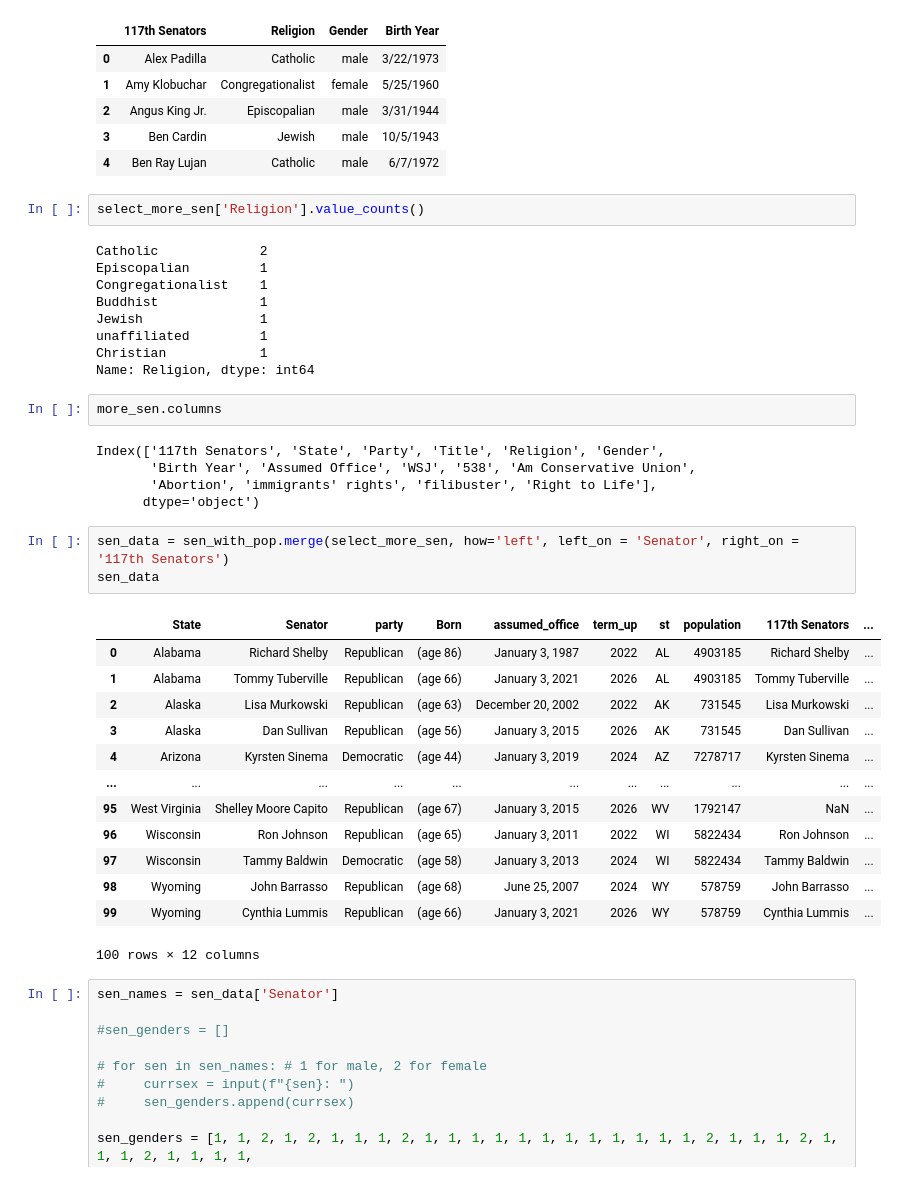
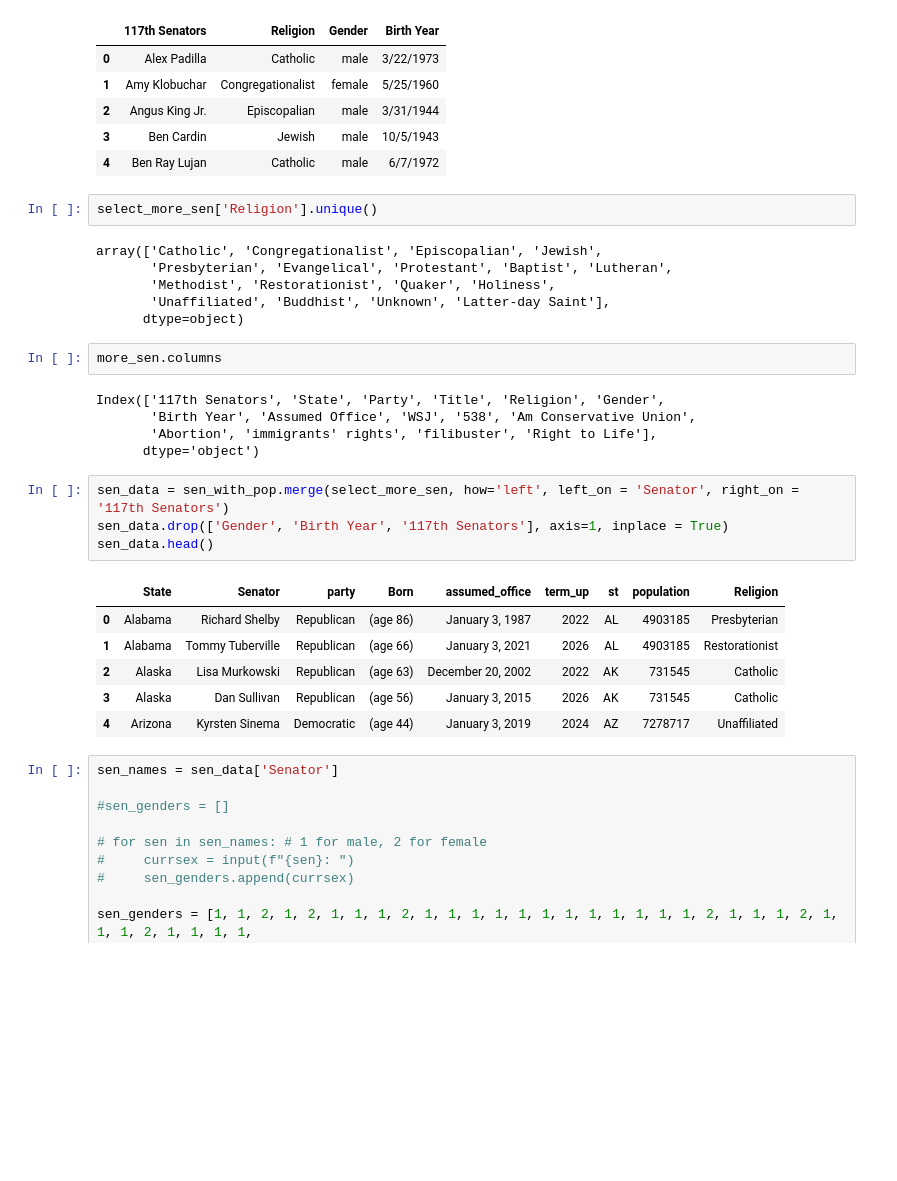
Before and after one commit to isabelle-sanford/senate-analysis, a Jupyter notebook: Resources/CleanPopulationData.ipynb, the cells around one changed output. Cells and saved outputs as stored; diff of their text form; blank space fills up the shorter version.

Commit message:
pull religion through flask, start on religion plot

```diff
--- a/Resources/CleanPopulationData.ipynb
+++ b/Resources/CleanPopulationData.ipynb
@@ -122,16 +122,13 @@ select_more_sen.head()
 | 3 | Ben Cardin | Jewish | male | 10/5/1943 |
 | 4 | Ben Ray Lujan | Catholic | male | 6/7/1972 |
 # %%
-select_more_sen['Religion'].value_counts()
+select_more_sen['Religion'].unique()
 # %% [output]
-Catholic             2
-Episcopalian         1
-Congregationalist    1
-Buddhist             1
-Jewish               1
-unaffiliated         1
-Christian            1
-Name: Religion, dtype: int64
+array(['Catholic', 'Congregationalist', 'Episcopalian', 'Jewish',
+       'Presbyterian', 'Evangelical', 'Protestant', 'Baptist', 'Lutheran',
+       'Methodist', 'Restorationist', 'Quaker', 'Holiness',
+       'Unaffiliated', 'Buddhist', 'Unknown', 'Latter-day Saint'],
+      dtype=object)
 # %%
 more_sen.columns
 # %% [output]
@@ -141,21 +138,15 @@ Index(['117th Senators', 'State', 'Party', 'Title', 'Religion', 'Gender',
       dtype='object')
 # %%
 sen_data = sen_with_pop.merge(select_more_sen, how='left', left_on = 'Senator', right_on = '117th Senators')
-sen_data
+sen_data.drop(['Gender', 'Birth Year', '117th Senators'], axis=1, inplace = True)
+sen_data.head()
 # %% [output]
-|  | State | Senator | party | Born | assumed_office | term_up | st | population | 117th Senators | ... |
-| 0 | Alabama | Richard Shelby | Republican | (age 86) | January 3, 1987 | 2022 | AL | 4903185 | Richard Shelby | ... |
-| 1 | Alabama | Tommy Tuberville | Republican | (age 66) | January 3, 2021 | 2026 | AL | 4903185 | Tommy Tuberville | ... |
-| 2 | Alaska | Lisa Murkowski | Republican | (age 63) | December 20, 2002 | 2022 | AK | 731545 | Lisa Murkowski | ... |
-| 3 | Alaska | Dan Sullivan | Republican | (age 56) | January 3, 2015 | 2026 | AK | 731545 | Dan Sullivan | ... |
-| 4 | Arizona | Kyrsten Sinema | Democratic | (age 44) | January 3, 2019 | 2024 | AZ | 7278717 | Kyrsten Sinema | ... |
-| ... | ... | ... | ... | ... | ... | ... | ... | ... | ... | ... |
-| 95 | West Virginia | Shelley Moore Capito | Republican | (age 67) | January 3, 2015 | 2026 | WV | 1792147 | NaN | ... |
-| 96 | Wisconsin | Ron Johnson | Republican | (age 65) | January 3, 2011 | 2022 | WI | 5822434 | Ron Johnson | ... |
-| 97 | Wisconsin | Tammy Baldwin | Democratic | (age 58) | January 3, 2013 | 2024 | WI | 5822434 | Tammy Baldwin | ... |
-| 98 | Wyoming | John Barrasso | Republican | (age 68) | June 25, 2007 | 2024 | WY | 578759 | John Barrasso | ... |
-| 99 | Wyoming | Cynthia Lummis | Republican | (age 66) | January 3, 2021 | 2026 | WY | 578759 | Cynthia Lummis | ... |
+|  | State | Senator | party | Born | assumed_office | term_up | st | population | Religion |
+| 0 | Alabama | Richard Shelby | Republican | (age 86) | January 3, 1987 | 2022 | AL | 4903185 | Presbyterian |
+| 1 | Alabama | Tommy Tuberville | Republican | (age 66) | January 3, 2021 | 2026 | AL | 4903185 | Restorationist |
+| 2 | Alaska | Lisa Murkowski | Republican | (age 63) | December 20, 2002 | 2022 | AK | 731545 | Catholic |
+| 3 | Alaska | Dan Sullivan | Republican | (age 56) | January 3, 2015 | 2026 | AK | 731545 | Catholic |
+| 4 | Arizona | Kyrsten Sinema | Democratic | (age 44) | January 3, 2019 | 2024 | AZ | 7278717 | Unaffiliated |
-100 rows × 12 columns
 # %%
 sen_names = sen_data['Senator']
 
```
Also changed, not shown: parts of 1 cell of this notebook, 9 other files.
